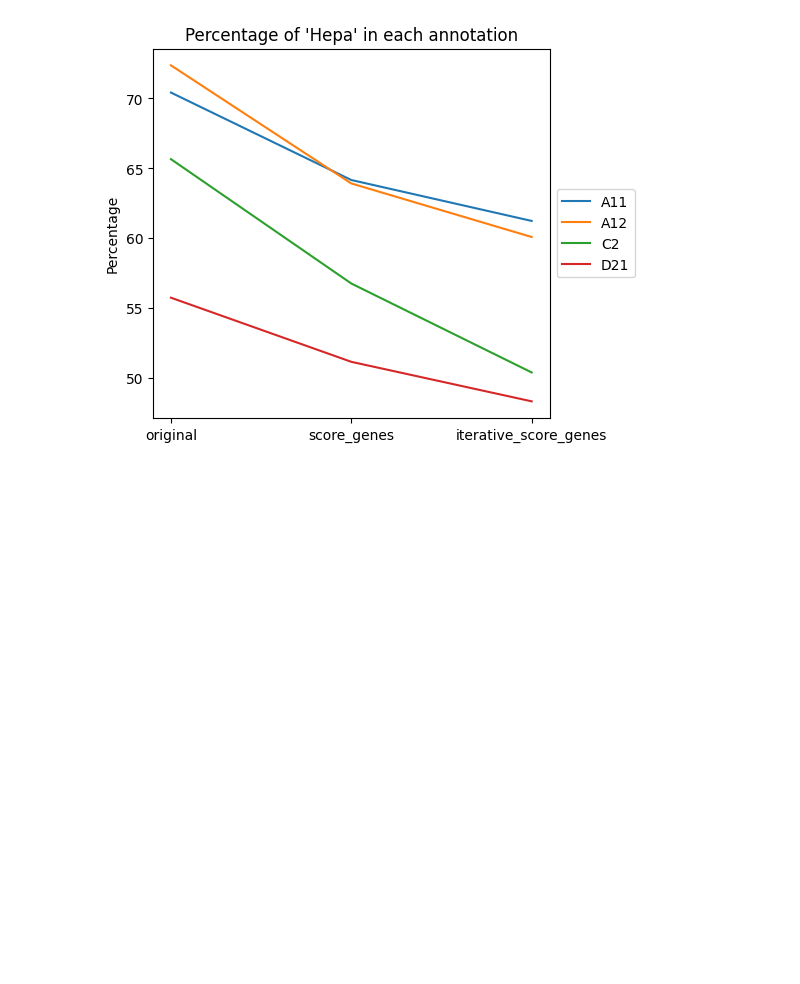
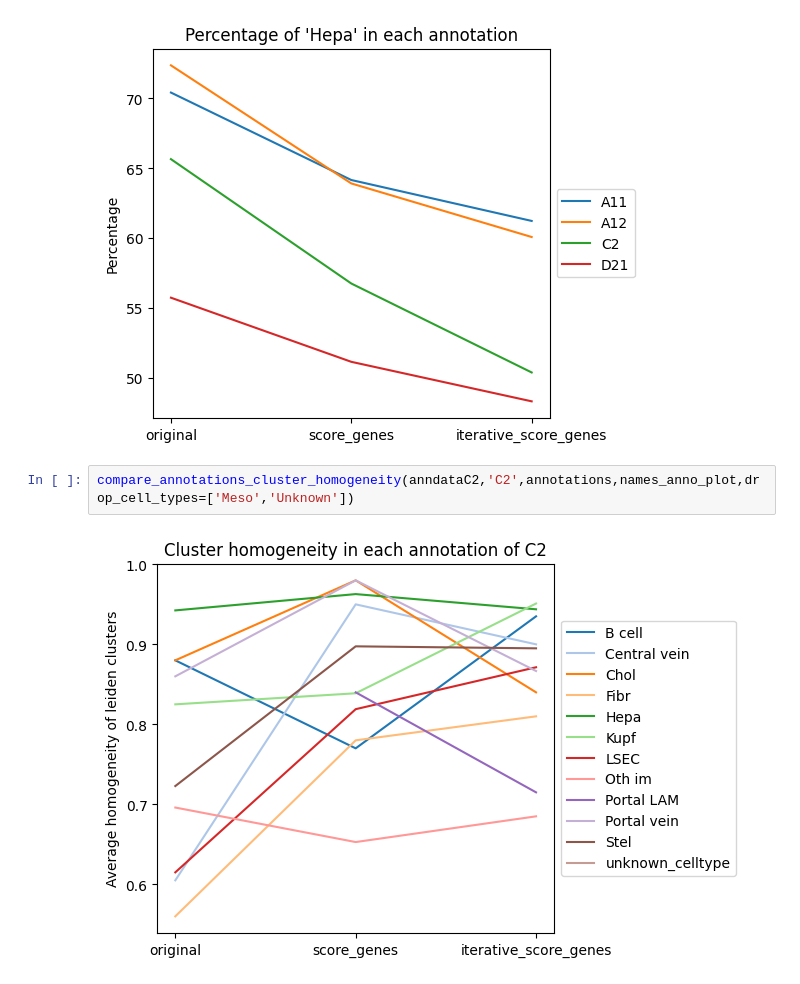
Before and after one commit to WoutVanhenden/Thesis, a Jupyter notebook: compare_clusterings.ipynb, the cells around one changed output. Cells and saved outputs as stored; diff of their text form; blank space fills up the shorter version.

```diff
--- a/compare_clusterings.ipynb
+++ b/compare_clusterings.ipynb
@@ -157,3 +46,7 @@ compare_annotations_composition(anndataA11,"A11",annotations,names_anno_plot,dro
 compare_annotations_samples_cell_type_percentage(anndata_objects,samples,annotations,names_anno_plot,chosen_ct='Hepa')
 # %% [output]
 [figure]
+# %%
+compare_annotations_cluster_homogeneity(anndataC2,'C2',annotations,names_anno_plot,drop_cell_types=['Meso','Unknown'])
+# %% [output]
+[figure, added]
```
Also changed, not shown: parts of 9 cells of this notebook, 1 other file.
